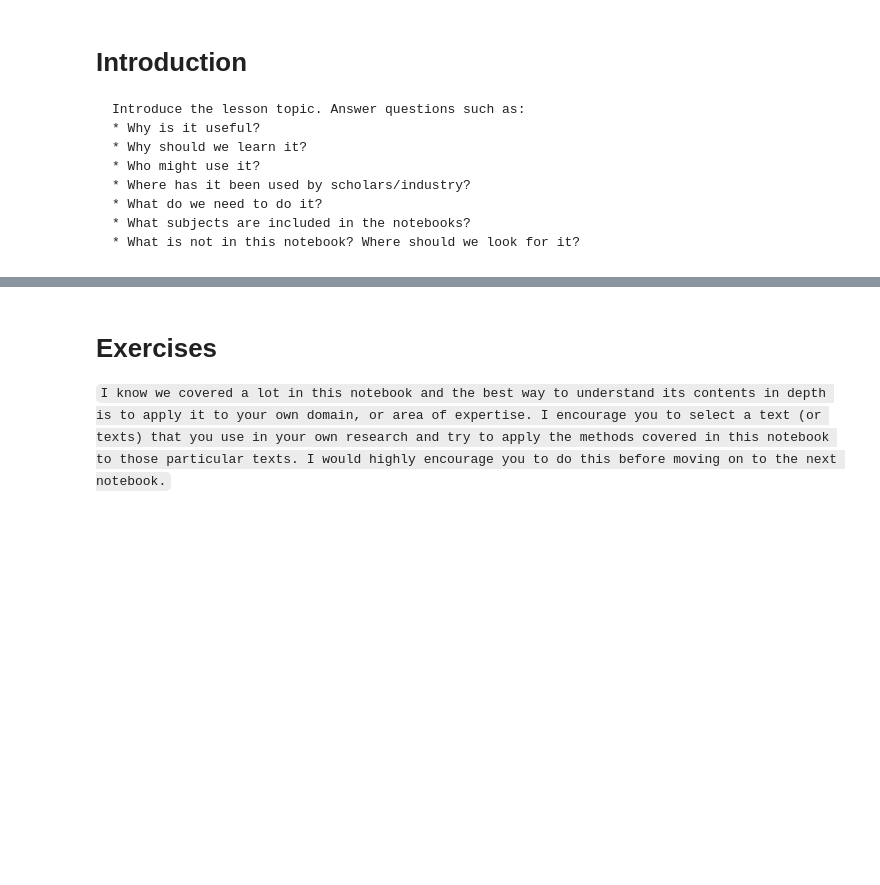
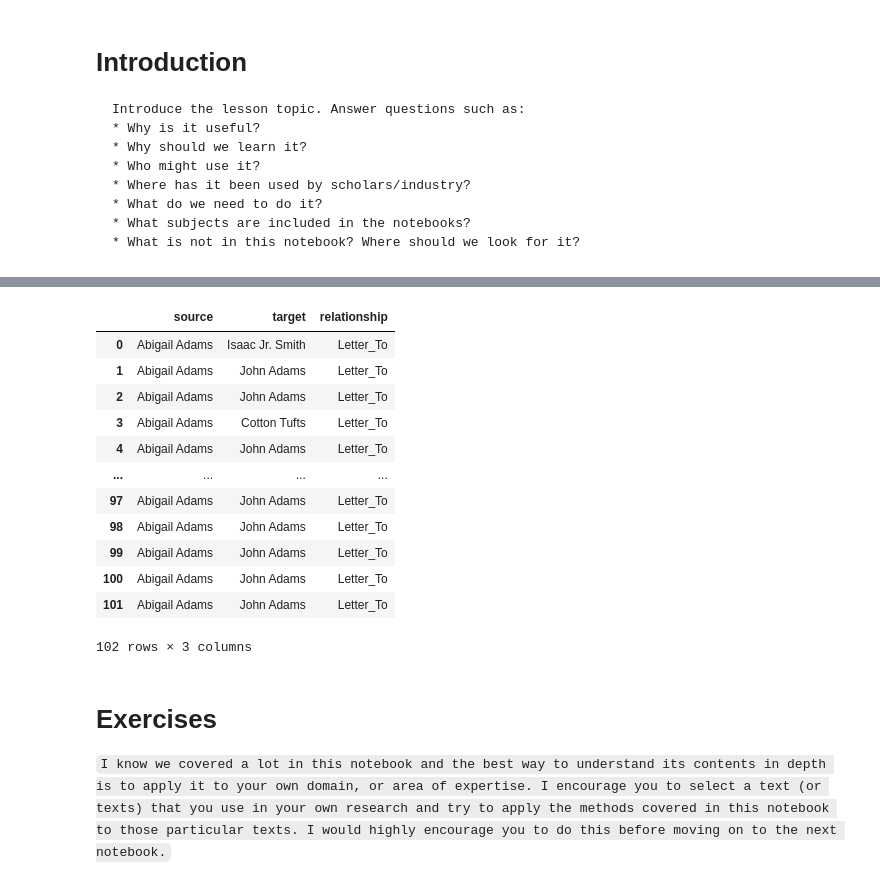
Before and after one commit to wjbmattingly/intro-nlp-tap-2022, a Jupyter notebook: src/day-03.ipynb, the cells around one changed output, grey strips where cells are left out. Saved outputs shown, nothing was run; the diff lists cells and outputs as text; code cells hidden in the pictures; blank space fills up the shorter version.

```diff
--- a/src/day-03.ipynb
+++ b/src/day-03.ipynb
@@ -106,0 +457,6 @@ Introduce the lesson topic. Answer questions such as:
+# %%
+print (len(patterns))
+# nlp = spacy.blank("en")
+nlp = spacy.load("en_core_web_sm")
+ruler = nlp.add_pipe("entity_ruler", after='ner', config={"overwrite_ents": True})
+ruler.add_patterns(patterns)
@@ -106,0 +524,5 @@ Introduce the lesson topic. Answer questions such as:
+# %%
+text = texts[1200]['text']
+text =  text.replace("mr ", "Mr. ").replace("mrs ", " Mrs. ").replace("dr ", " Dr. ")
+doc = nlp(text)
+displacy.render(doc, style="ent")
@@ -106,0 +533,31 @@ Introduce the lesson topic. Answer questions such as:
+# %%
+connections = []
+for i, text in enumerate(texts[:100]):
+    authors = []
+    recipients = []
+    for name in text["author"]:
+        if name.count(", ") == 1:
+            surname, first = name.split(", ", 1)
+            name = f"{first} {surname}"
+            authors.append(name)
+    for name in text['recipient']:
+        if name.count(", ") == 1:
+            surname, first = name.split(", ", 1)
+            name = f"{first} {surname}"
+            recipients.append(name)
+    doc = nlp(text["text"])
+    people_referenced = []
+    for ent in doc.ents:
+        if ent.label_ == "PERSON":
+            people_referenced.append(ent.text)
+    for author in authors:
+        for person in recipients:
+            connections.append((author, person, "Letter_To"))
+    # for author in authors:
+    #     for person in people_referenced:
+    #         connections.append((author, person, "Letter_Reference"))
+    # for recipient in recipients:
+    #     for person in people_referenced:
+    #         connections.append((recipient, person, "Letter_Reference"))
+
+print (len(connections))
@@ -106,0 +581,17 @@ Introduce the lesson topic. Answer questions such as:
+# %%
+df = pd.DataFrame(connections, columns=["source", "target", "relationship"])
+df
+# %% [output]
+|  | source | target | relationship |
+| 0 | Abigail Adams | Isaac Jr. Smith | Letter_To |
+| 1 | Abigail Adams | John Adams | Letter_To |
+| 2 | Abigail Adams | John Adams | Letter_To |
+| 3 | Abigail Adams | Cotton Tufts | Letter_To |
+| 4 | Abigail Adams | John Adams | Letter_To |
+| ... | ... | ... | ... |
+| 97 | Abigail Adams | John Adams | Letter_To |
+| 98 | Abigail Adams | John Adams | Letter_To |
+| 99 | Abigail Adams | John Adams | Letter_To |
+| 100 | Abigail Adams | John Adams | Letter_To |
+| 101 | Abigail Adams | John Adams | Letter_To |
+102 rows × 3 columns
```
Also changed, not shown: parts of 59 cells of this notebook, 19 other files.
